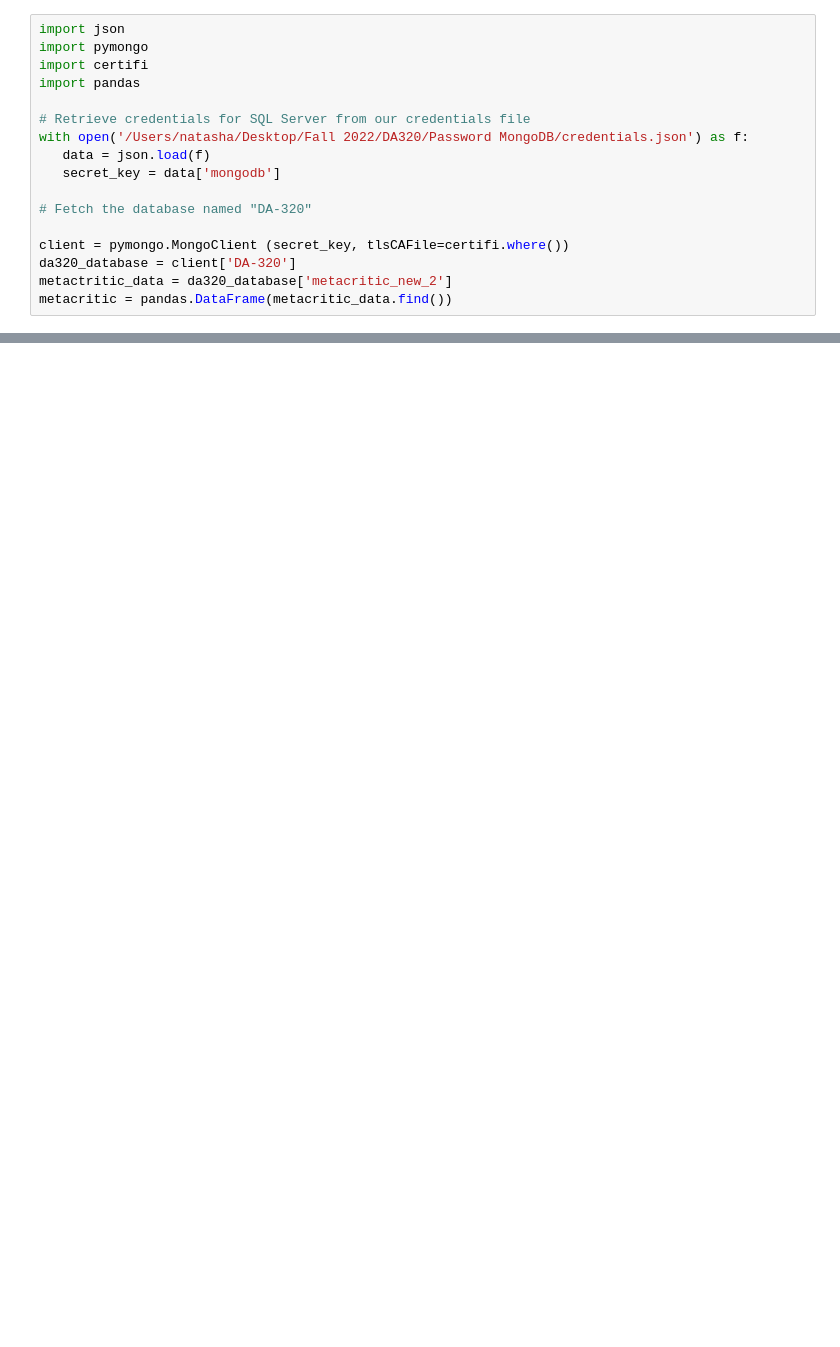
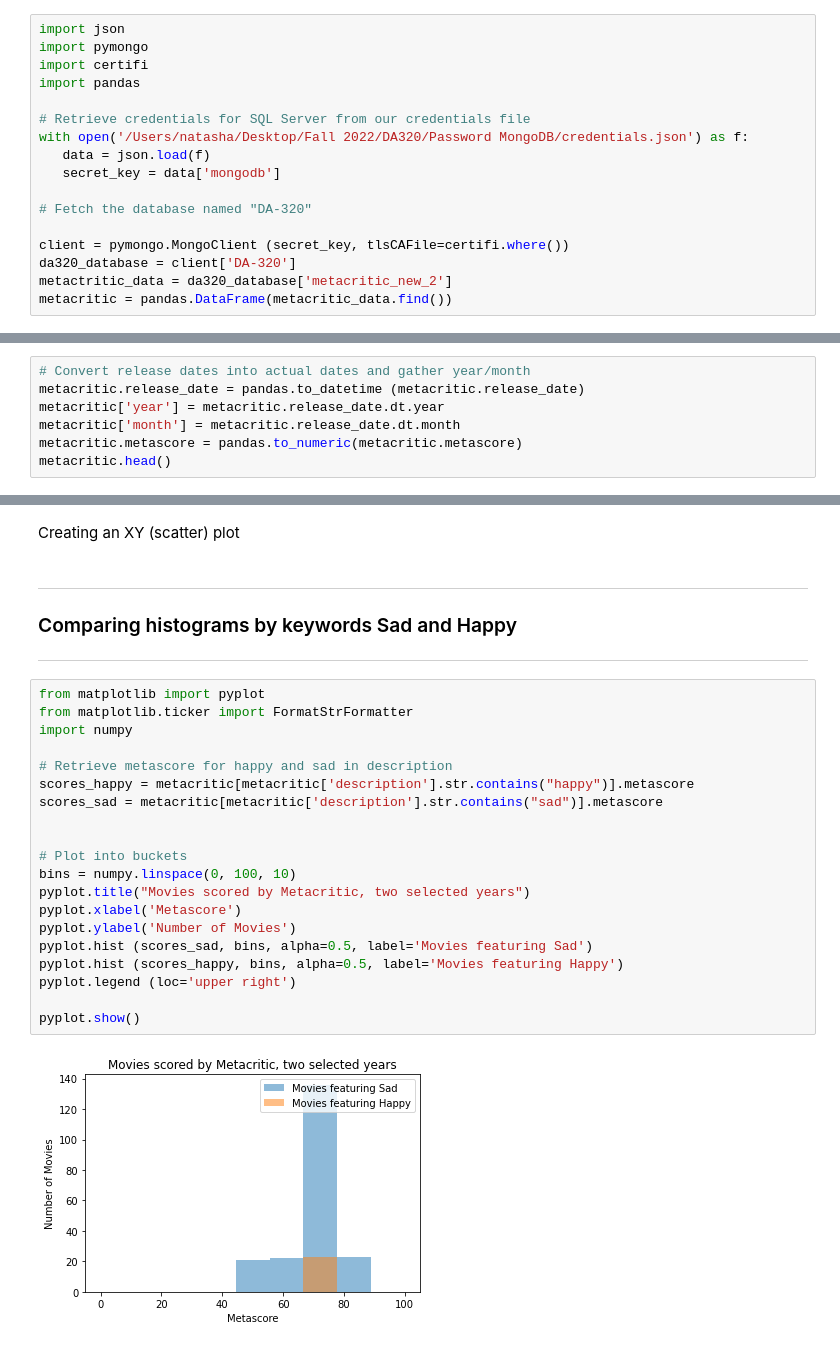
Before and after one commit to natasadkov/Movie-Analysis, a Jupyter notebook: FinalProject.ipynb, the cells around one changed output, grey strips where cells are left out. Saved outputs shown, nothing was run; the diff lists cells and outputs as text; blank space fills up the shorter version.

```diff
--- a/FinalProject.ipynb
+++ b/FinalProject.ipynb
@@ -133,0 +153,7 @@ metacritic = pandas.DataFrame(metacritic_data.find())
+# %%
+# Convert release dates into actual dates and gather year/month
+metacritic.release_date = pandas.to_datetime (metacritic.release_date)
+metacritic['year'] = metacritic.release_date.dt.year
+metacritic['month'] = metacritic.release_date.dt.month
+metacritic.metascore = pandas.to_numeric(metacritic.metascore)
+metacritic.head()
@@ -133,0 +167,28 @@ metacritic = pandas.DataFrame(metacritic_data.find())
+# %% [markdown]
+Creating an XY (scatter) plot
+# %% [markdown]
+***
+### Comparing histograms by keywords Sad and Happy
+***
+# %%
+from matplotlib import pyplot
+from matplotlib.ticker import FormatStrFormatter
+import numpy
+
+# Retrieve metascore for happy and sad in description
+scores_happy = metacritic[metacritic['description'].str.contains("happy")].metascore
+scores_sad = metacritic[metacritic['description'].str.contains("sad")].metascore
+
+
+# Plot into buckets
+bins = numpy.linspace(0, 100, 10)
+pyplot.title("Movies scored by Metacritic, two selected years")
+pyplot.xlabel('Metascore')
+pyplot.ylabel('Number of Movies')
+pyplot.hist (scores_sad, bins, alpha=0.5, label='Movies featuring Sad')
+pyplot.hist (scores_happy, bins, alpha=0.5, label='Movies featuring Happy')
+pyplot.legend (loc='upper right')
+
+pyplot.show()
+# %% [output]
+[figure, added]
```
Also changed, not shown: parts of 13 cells of this notebook.
